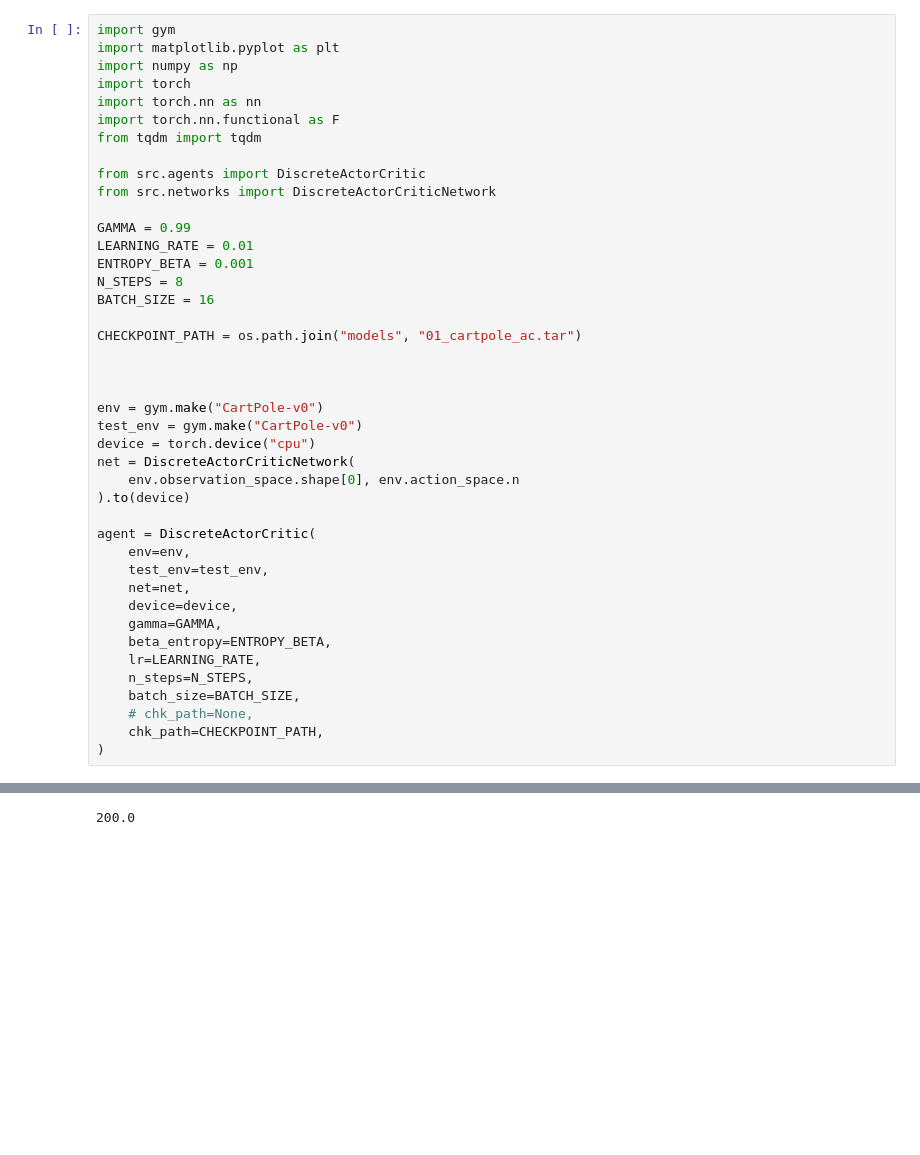
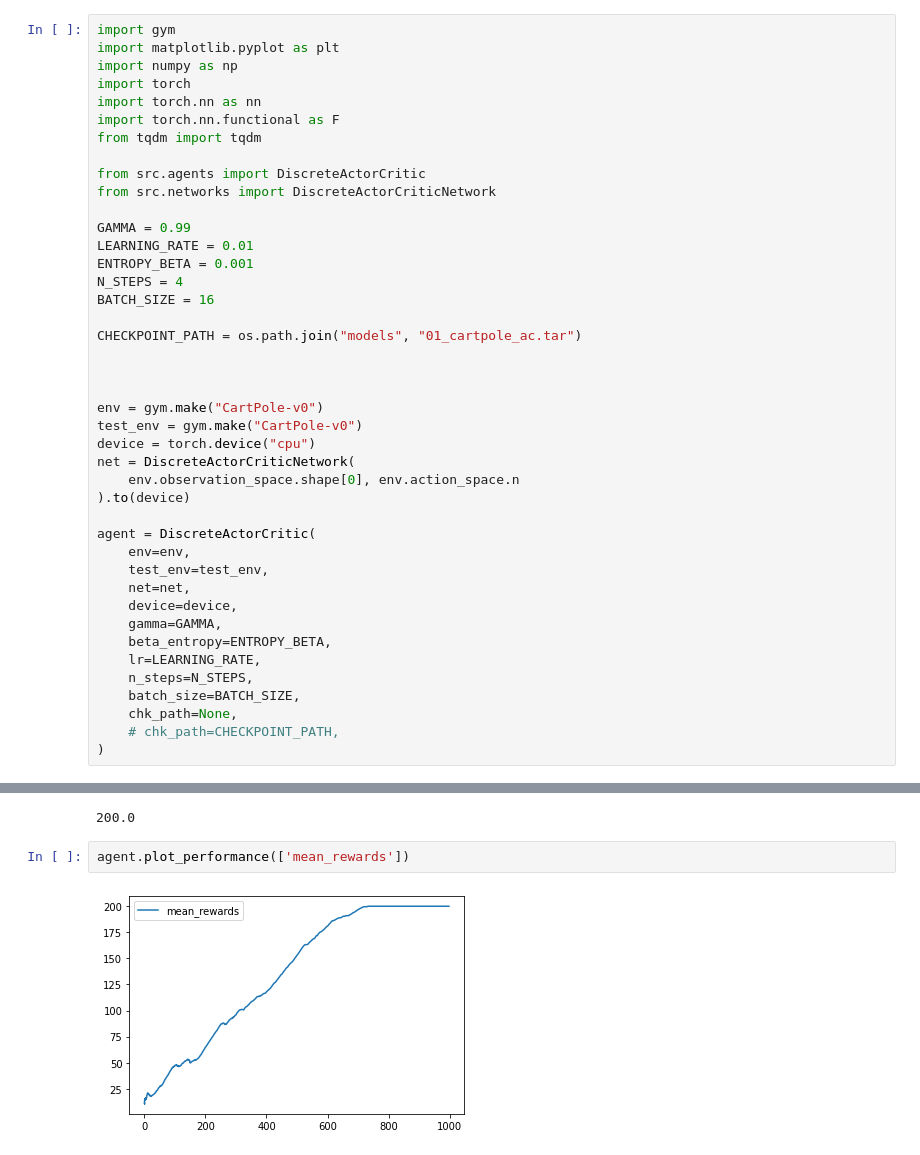
Before and after one commit to balcortex/rl_pv_mppt, a Jupyter notebook: notebooks/01_cartpole_ac.ipynb, the cells around one changed output, grey strips where cells are left out. Drawn from its saved outputs; the diff is of its cells as text; blank space fills up the shorter version.

```diff
--- a/notebooks/01_cartpole_ac.ipynb
+++ b/notebooks/01_cartpole_ac.ipynb
@@ -13,7 +13,7 @@ from src.networks import DiscreteActorCriticNetwork
 GAMMA = 0.99
 LEARNING_RATE = 0.01
 ENTROPY_BETA = 0.001
-N_STEPS = 8
+N_STEPS = 4
 BATCH_SIZE = 16
 
 CHECKPOINT_PATH = os.path.join("models", "01_cartpole_ac.tar")
@@ -37,8 +37,8 @@ agent = DiscreteActorCritic(
     lr=LEARNING_RATE,
     n_steps=N_STEPS,
     batch_size=BATCH_SIZE,
-    # chk_path=None,
-    chk_path=CHECKPOINT_PATH,
+    chk_path=None,
+    # chk_path=CHECKPOINT_PATH,
 )
 # %%
 agent.train(1000, verbose_every=0)
@@ -49,3 +47,7 @@ INFO 2020-11-12 20:10:57,690 Checkpoint saved to models\01_cartpole_ac.tar
 agent.test(num_episodes=100)
 # %% [output]
 200.0
+# %%
+agent.plot_performance(['mean_rewards'])
+# %% [output]
+[figure, added]
```
Also changed, not shown: parts of 1 cell of this notebook, 9 other files.
